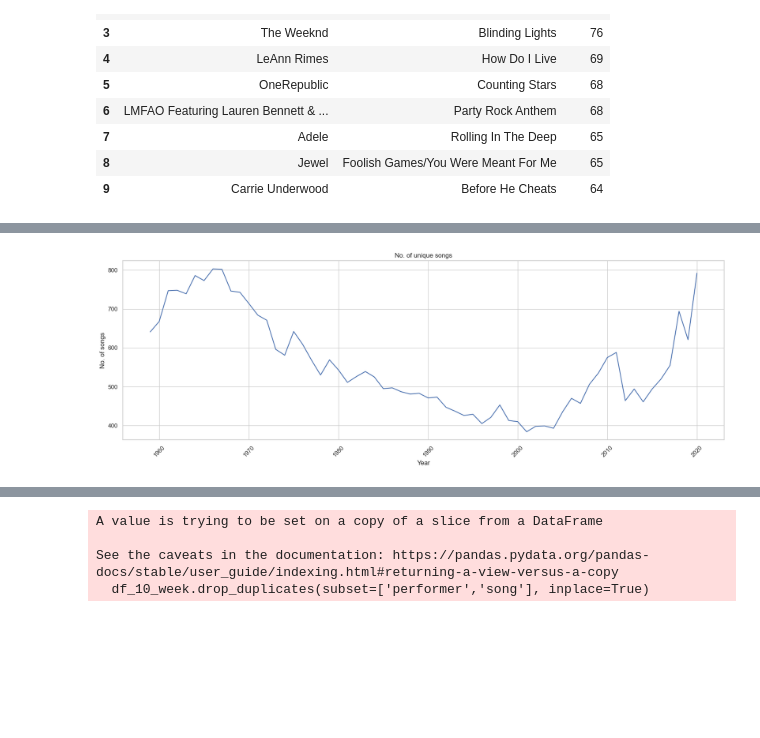
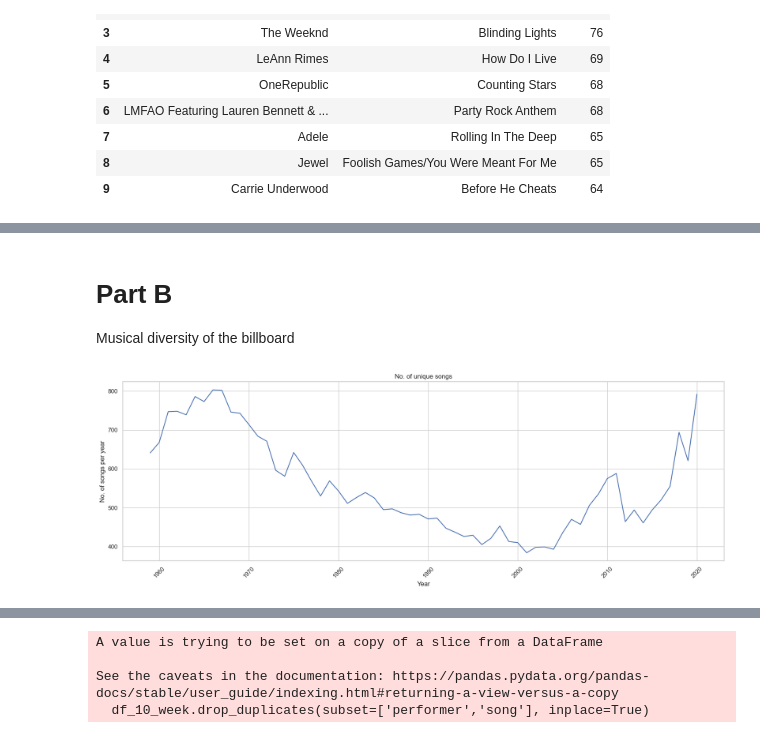
Before and after one commit to milindbhatiaa/Intro-to-ML-project, a Jupyter notebook: Billboard_code.ipynb, the cells around one changed output, grey strips where cells are left out. Saved outputs shown, nothing was run; the diff lists cells and outputs as text; code cells hidden in the pictures; blank space fills up the shorter version.

```diff
--- a/Billboard_code.ipynb
+++ b/Billboard_code.ipynb
@@ -69,19 +85,24 @@ df
+# %% [markdown]
+# Part B
+
+Musical diversity of the billboard
 # %%
+#filter and get the song data
 num_songs = df[((df['year']>1958) & (df['year']<2021))].groupby('year')['song'].nunique()
 
 sns.set(style="whitegrid")
 plt.figure(figsize=(20, 6))
 sns.lineplot(x=num_songs.index, y=num_songs.values)#, palette="colorblind")
 
 # Add labels and title
 plt.xlabel("Year")
-plt.ylabel("No. of songs")
+plt.ylabel("No. of songs per year")
 plt.title("No. of unique songs")
 
 # Rotate x-axis labels for better readability
 plt.xticks(rotation=45)
 
 # Show the plot
 plt.show()
 # %% [output]
-[figure, old version]
+[figure, new version]
```
Also changed, not shown: parts of 11 cells of this notebook.
